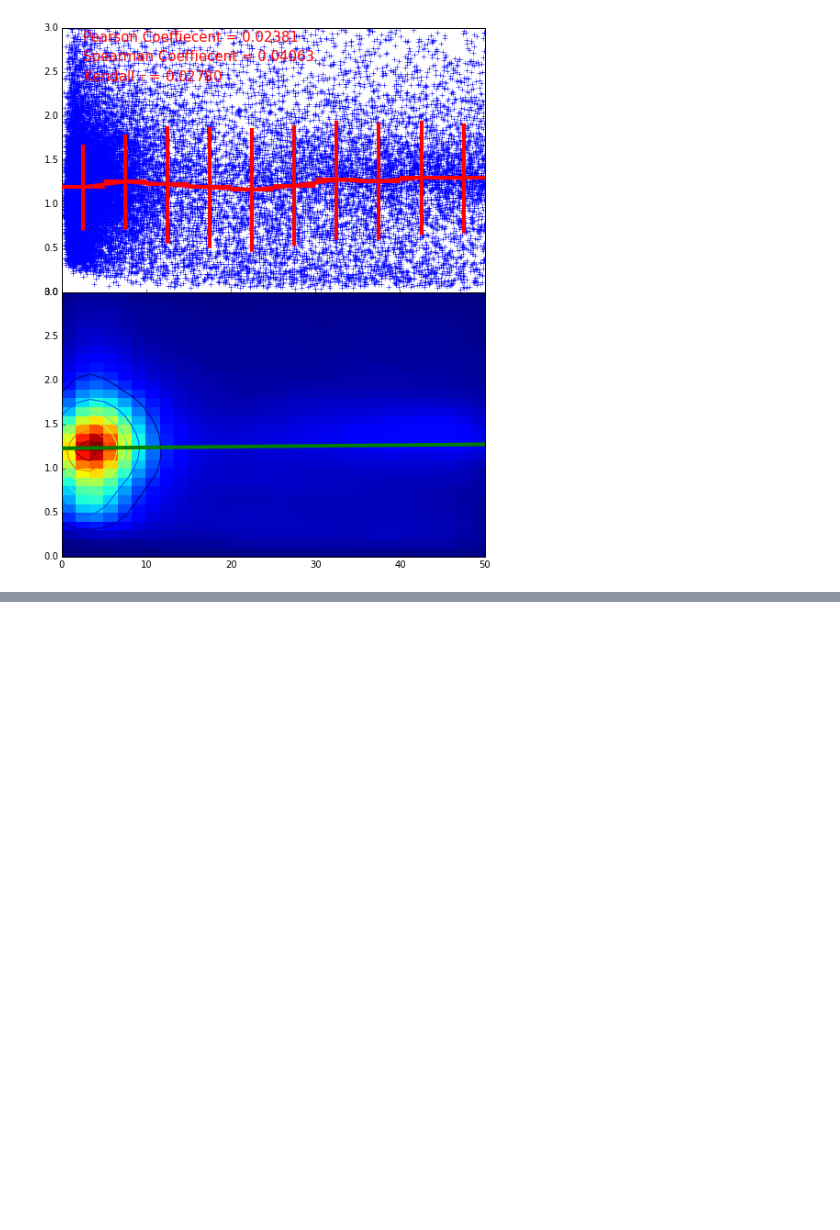
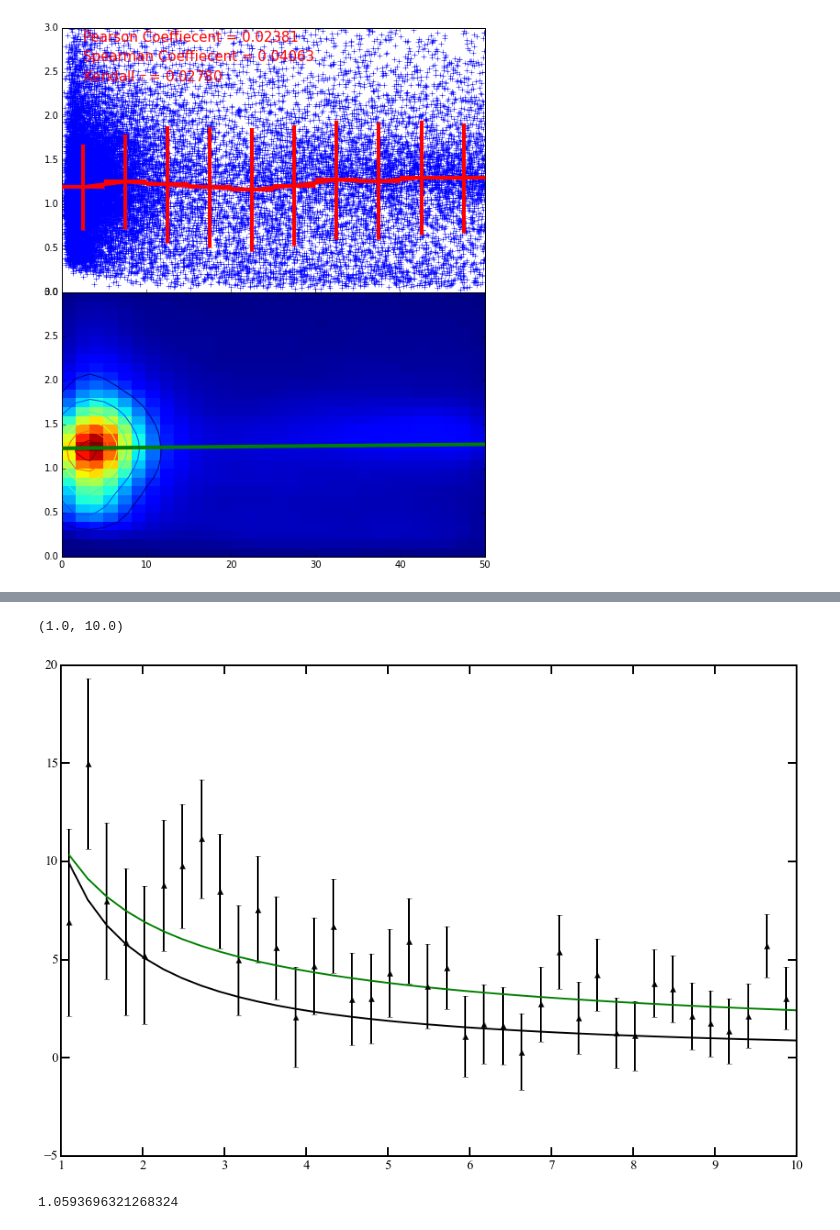
Before and after one commit to guangtunbenzhu/BGT-Cosmology, a Jupyter notebook: Spectroscopy/lmfittest.ipynb, the cells around one changed output, grey strips where cells are left out. Cells and saved outputs as stored; diff of their text form; code cells hidden in the pictures; blank space fills up the shorter version.

```diff
--- a/Spectroscopy/lmfittest.ipynb
+++ b/Spectroscopy/lmfittest.ipynb
@@ -245,3 +245,16 @@ Spearman Coeffiecent = 0.04063
 Kendall $\tau$ = 0.02780
 Best-fit slope = 0.00090
 [figure]
+# %%
+continuum = lmfit.models.PowerLawModel()
+powerlaw = lambda x, amp, index: amp * (x**index)
+# %%
+num_points = 40
+amp = 10.0
+index = -2.0
+#xdata = logspace(log10(1.), log10(10.1), num_points)
+xdata = linspace(1.1, 10.1, num_points)
+ydata0 = powerlaw(xdata, 10.0, -0.5)
+yerr = 0.5*ydata0
+ydata = ydata0+randn(num_points)*yerr
+ydata
@@ -247,0 +272,7 @@ Best-fit slope = 0.00090
+# %%
+pars = continuum.guess(ydata, x=xdata)
+pars['exponent'].set(min=-3, max=-0.1)
+pars['amplitude'].set(min=9, max=11.)
+out = continuum.fit(ydata, pars, x=xdata, weights=1./yerr)
+#out = continuum.fit(ydata, pars, x=xdata)
+print(out.fit_report())
@@ -247,0 +292,13 @@ Best-fit slope = 0.00090
+# %%
+figsize(15,10)
+plot(xdata, out.init_fit, 'k')
+plot(xdata, out.best_fit, 'g')
+errorbar(xdata, ydata, yerr=yerr, fmt='k^')
+xlim(1E0, 1E1)
+# %% [output]
+(1.0, 10.0)
+[figure, added]
+# %%
+sum(pow(ydata-ydata0, 2)/pow(yerr,2))/40.
+# %% [output]
+1.0593696321268324
```
Also changed, not shown: parts of 3 cells of this notebook, 16 other files.
